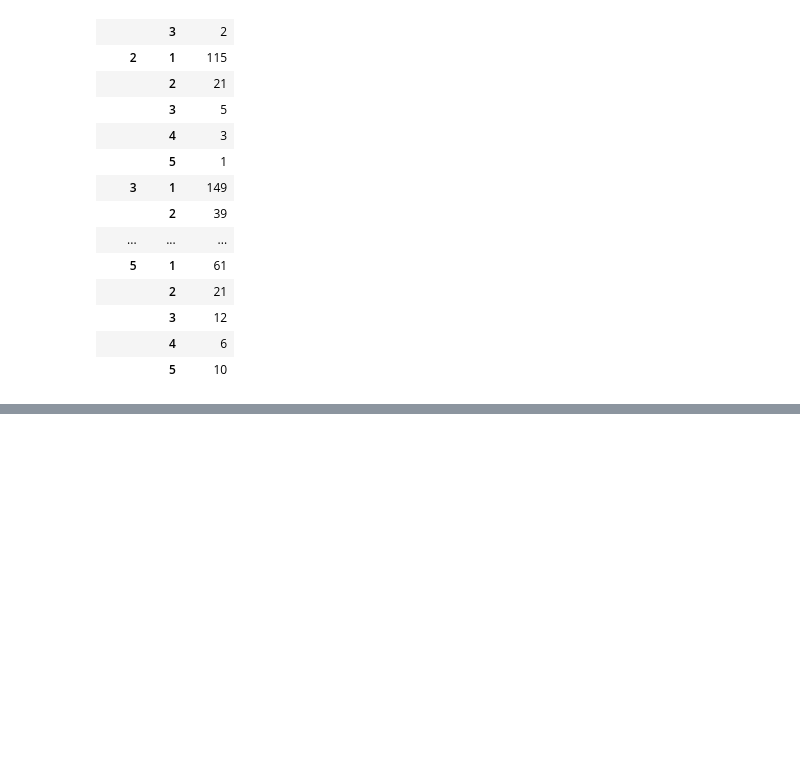
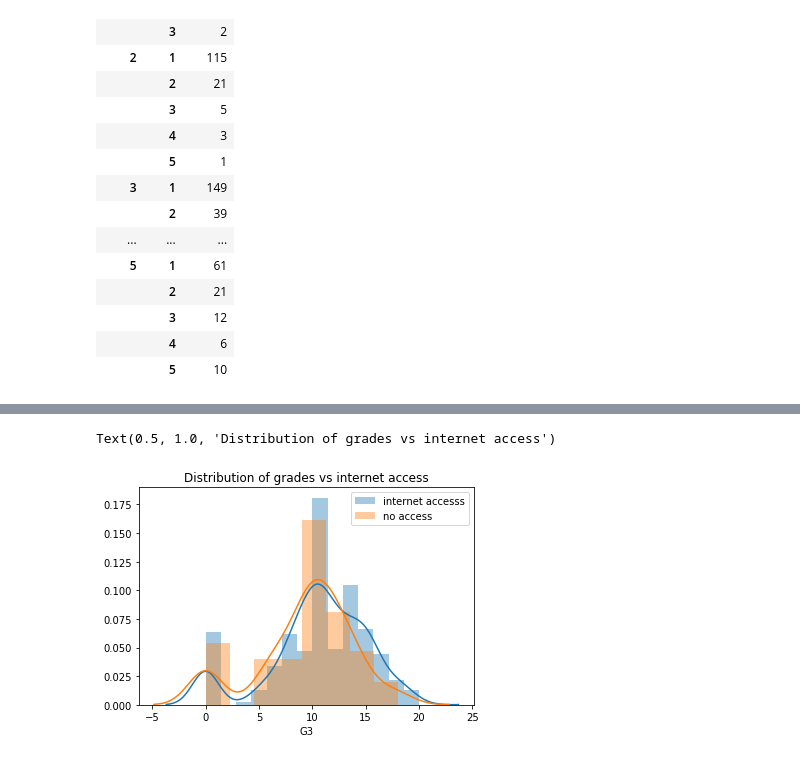
Before and after one commit to arenriquez/data144finalproj, a Jupyter notebook: Untitled.ipynb, the cells around one changed output, grey strips where cells are left out. Saved outputs shown, nothing was run; the diff lists cells and outputs as text; code cells hidden in the pictures; blank space fills up the shorter version.

```diff
--- a/Untitled.ipynb
+++ b/Untitled.ipynb
@@ -171,0 +226,11 @@ port.groupby(['goout', 'Dalc']).count()[['school']]
+# %%
+fig, ax = plt.subplots()
+
+sns.distplot(math_data[(math_data.internet == 'yes')]["G3"],ax=ax, label="internet accesss")
+sns.distplot(math_data[(math_data.internet == 'no')]['G3'],ax=ax, label="no access")
+
+plt.legend()
+plt.title('Distribution of grades vs internet access')
+# %% [output]
+Text(0.5, 1.0, 'Distribution of grades vs internet access')
+[figure, added]
```
Also changed, not shown: parts of 12 cells of this notebook.
